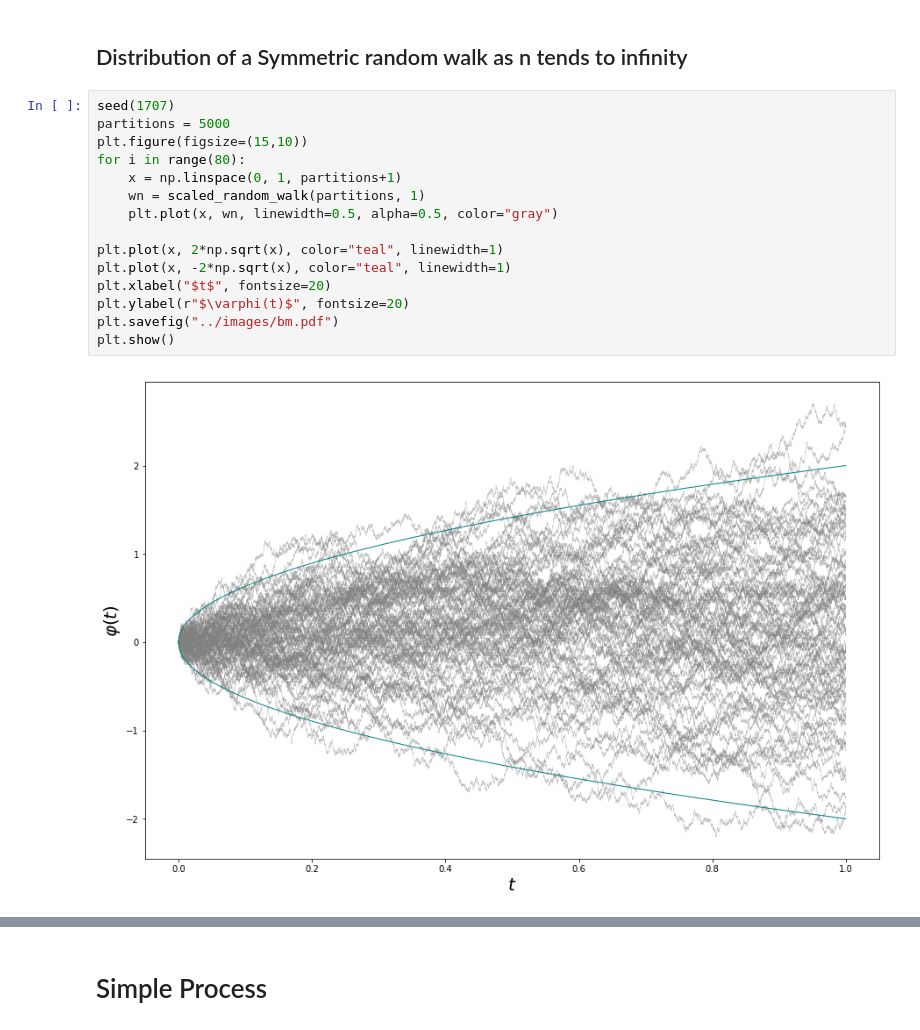
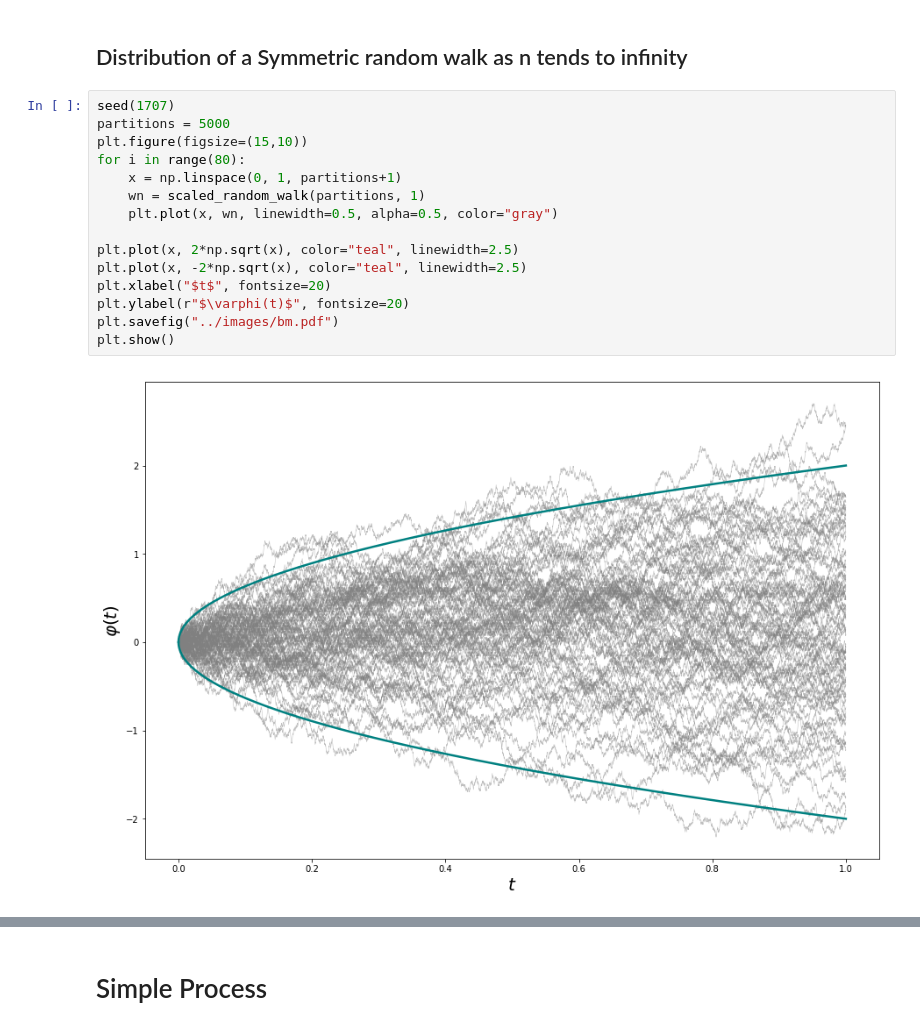
Before and after one commit to gerdm/TGMAFFIRO, a Jupyter notebook: notebooks/graphics.ipynb, the cells around one changed output, grey strips where cells are left out. Cells and saved outputs as stored; diff of their text form.

Commit message:
small changes to chapters 1,2,6; bigger line width in some graphics

```diff
--- a/notebooks/graphics.ipynb
+++ b/notebooks/graphics.ipynb
@@ -97,20 +97,20 @@ plt.show()
 # %%
 seed(1707)
 partitions = 5000
 plt.figure(figsize=(15,10))
 for i in range(80):
     x = np.linspace(0, 1, partitions+1)
     wn = scaled_random_walk(partitions, 1)
     plt.plot(x, wn, linewidth=0.5, alpha=0.5, color="gray")
 
-plt.plot(x, 2*np.sqrt(x), color="teal", linewidth=1)
-plt.plot(x, -2*np.sqrt(x), color="teal", linewidth=1)
+plt.plot(x, 2*np.sqrt(x), color="teal", linewidth=2.5)
+plt.plot(x, -2*np.sqrt(x), color="teal", linewidth=2.5)
 plt.xlabel("$t$", fontsize=20)
 plt.ylabel(r"$\varphi(t)$", fontsize=20)
 plt.savefig("../images/bm.pdf")
 plt.show()
 # %% [output]
-[figure, old version]
+[figure, new version]
 # %%
 plt.figure(figsize=(13,10))
 x = np.linspace(-3.5, 3.5, 500)
```
Also changed, not shown: parts of 1 cell of this notebook, 3 other files.
